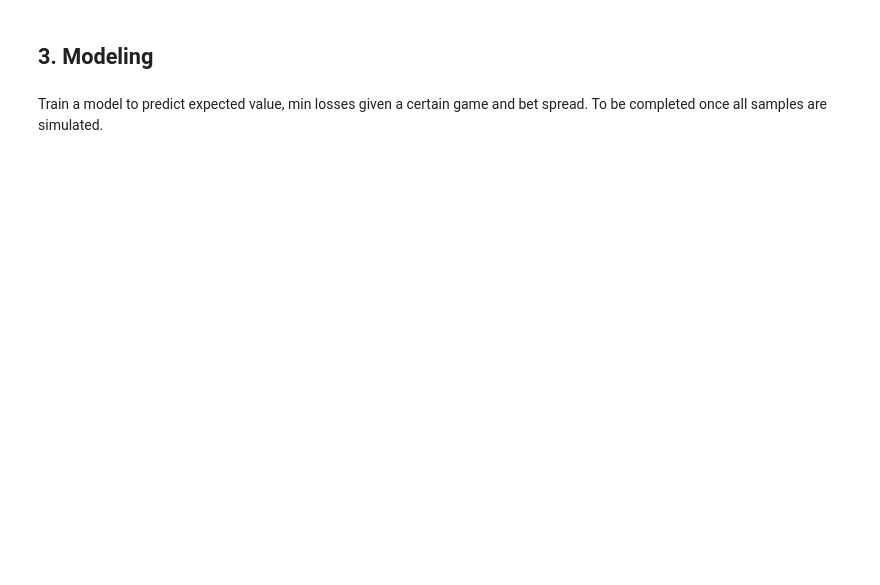
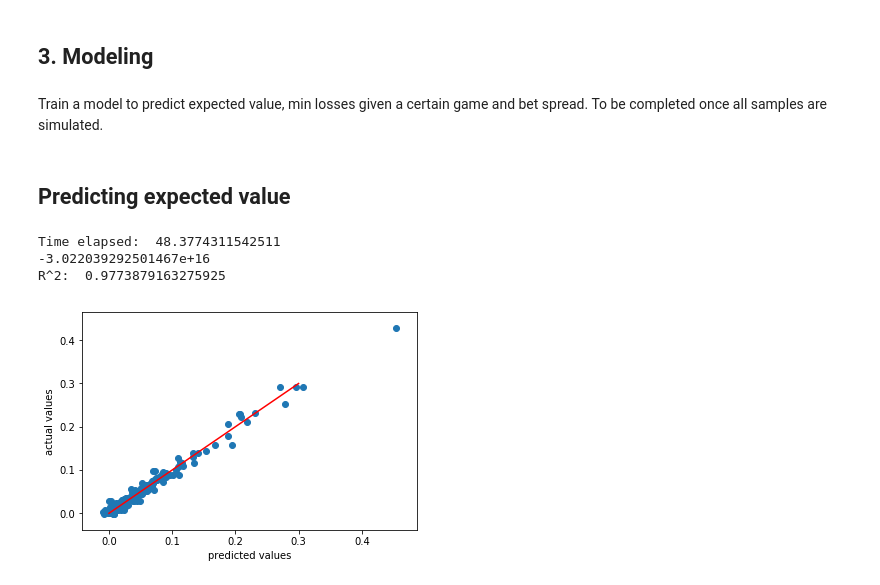
Before and after one commit to scatkinson/BlackjackSimulator, a Jupyter notebook: BlackjackML.ipynb, the cells around one changed output. Saved outputs shown, nothing was run; the diff lists cells and outputs as text; code cells hidden in the pictures; blank space fills up the shorter version.

```diff
--- a/BlackjackML.ipynb
+++ b/BlackjackML.ipynb
@@ -327,3 +346,62 @@ out.to_csv('summary_dfs/counters.csv')
 ## 3. Modeling<a id='3.'></a>
 # %% [markdown]
 Train a model to predict expected value, min losses given a certain game and bet spread. To be completed once all samples are simulated.
+# %%
+df = pd.read_csv('summary_dfs/counters.csv')
+df = df.drop(['Unnamed: 0','strategy'], axis=1)
+df = pd.get_dummies(df)
+df = df.drop(['seventeen_S17','BJ_payout_[6, 5]'], axis=1)
+# %%
+X = df.drop(['probability_of_winning','expected_value','prob_of_winning_on_pos_count','expected_value_on_pos_count','fifth_percentile_loss'],axis=1)
+EV = df['expected_value']
+losses = df['fifth_percentile_loss']
+
+itrain, itest = train_test_split(range(df.shape[0]), test_size = 0.25, random_state=2)
+
+mask = np.zeros(df.shape[0], dtype=np.bool)
+mask[itrain] = True
+
+
+X_train, X_test, EV_train, EV_test, losses_train, losses_test = X[mask], X[~mask], EV[mask], EV[~mask], losses[mask], losses[~mask]
+# %% [markdown]
+## Predicting expected value
+# %%
+start = time.time()
+
+steps = [('poly',PolynomialFeatures()), ('lr', LinearRegression())]
+
+degrees = [1,2,3,4]
+
+polyreg_params = {'poly__degree':degrees}
+
+polyreg_pipe = Pipeline(steps)
+
+polyreg_EV_cv = GridSearchCV(polyreg_pipe, param_grid=polyreg_params, cv=3)
+
+polyreg_EV_cv.fit(X_train,EV_train)
+
+end = time.time()
+
+
+
+print('Time elapsed: ', end-start)
+
+polyreg_EV_df = pd.DataFrame(polyreg_EV_cv.cv_results_)
+polyreg_EV_df.to_csv('BJ_regression/polyreg_EV_cv_results.csv')
+print(polyreg_EV_cv.best_score_)
+
+polyreg_EV = polyreg_EV_cv.best_estimator_
+polyreg_EV.fit(X_train,EV_train)
+EV_pred = polyreg_EV.predict(X_test)
+print('R^2: ', r2_score(EV_test,EV_pred))
+
+plt.scatter(EV_pred, EV_test)
+plt.plot([0,0.3],[0,0.3], c='r')
+plt.xlabel('predicted values')
+plt.ylabel('actual values')
+plt.show()
+# %% [output]
+Time elapsed:  48.3774311542511
+-3.022039292501467e+16
+R^2:  0.9773879163275925
+[figure, added]
```
Also changed, not shown: parts of 10 cells of this notebook.
